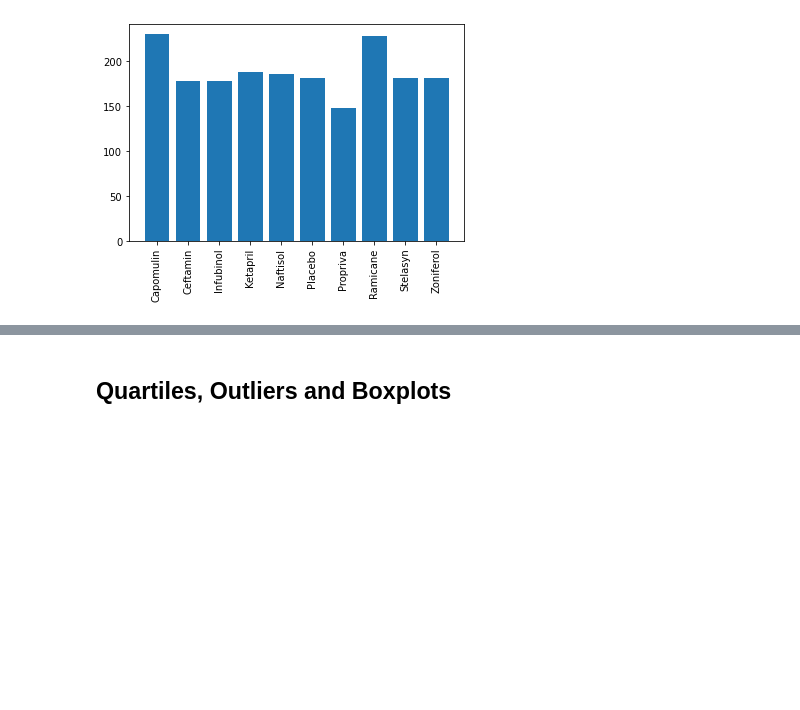
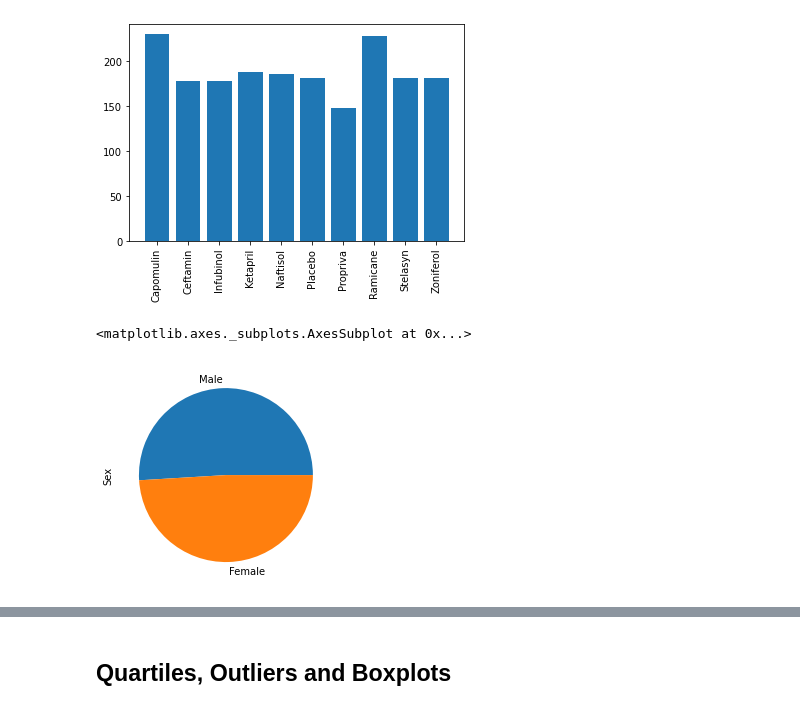
Before and after one commit to emmobley63/matplotlib-challenge, a Jupyter notebook: main.ipynb, the cells around one changed output, grey strips where cells are left out. Drawn from its saved outputs; the diff is of its cells as text; code cells hidden in the pictures; blank space fills up the shorter version.

Commit message:
,Pie chart using pandas and matplot

```diff
--- a/main.ipynb
+++ b/main.ipynb
@@ -175,5 +175,10 @@ plt.xticks(tick_locations, ["Capomulin",
 [figure]
 # %%
 # Generate a pie plot showing the distribution of female versus male mice using pandas
+df_sex = df_clean["Sex"].value_counts()
+df_sex.plot(kind="pie")
+# %% [output]
+<matplotlib.axes._subplots.AxesSubplot at 0x...>
+[figure, added]
 # %%
 # Generate a pie plot showing the distribution of female versus male mice using pyplot
```
Also changed, not shown: parts of 1 cell of this notebook.
